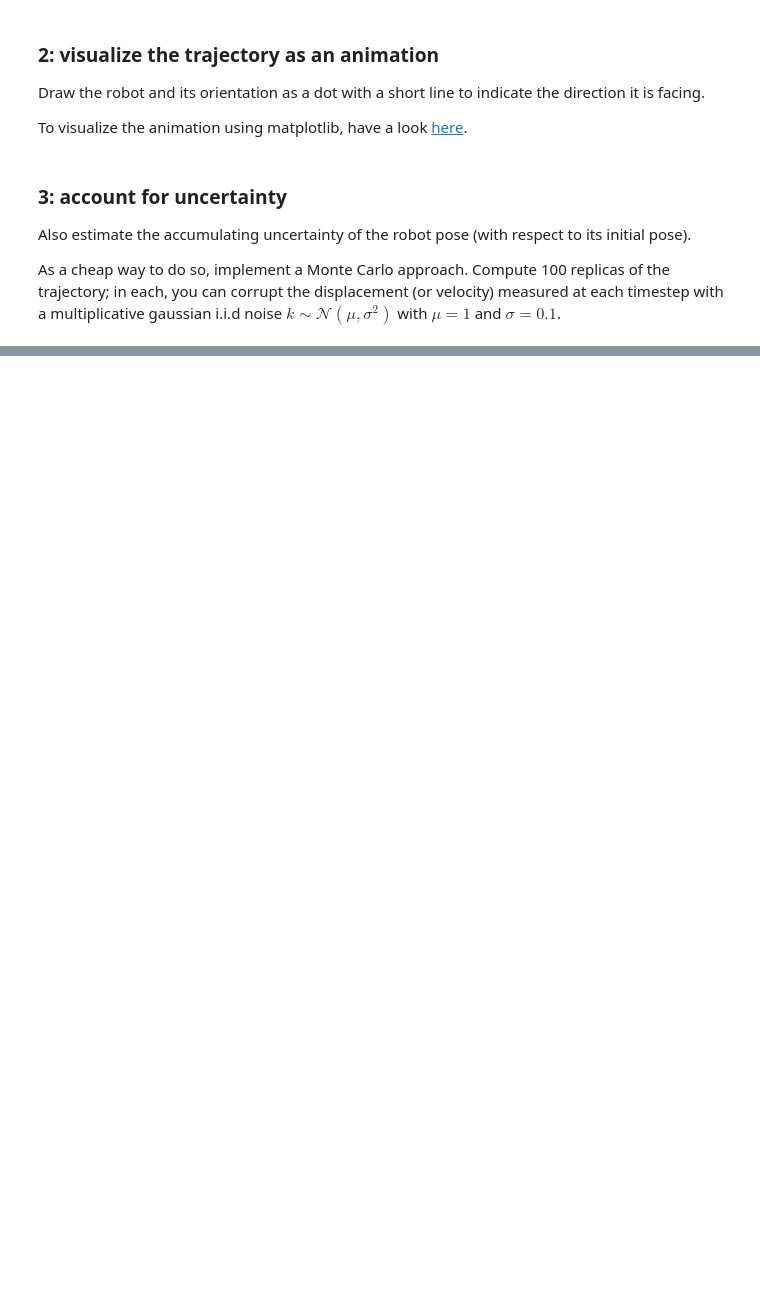
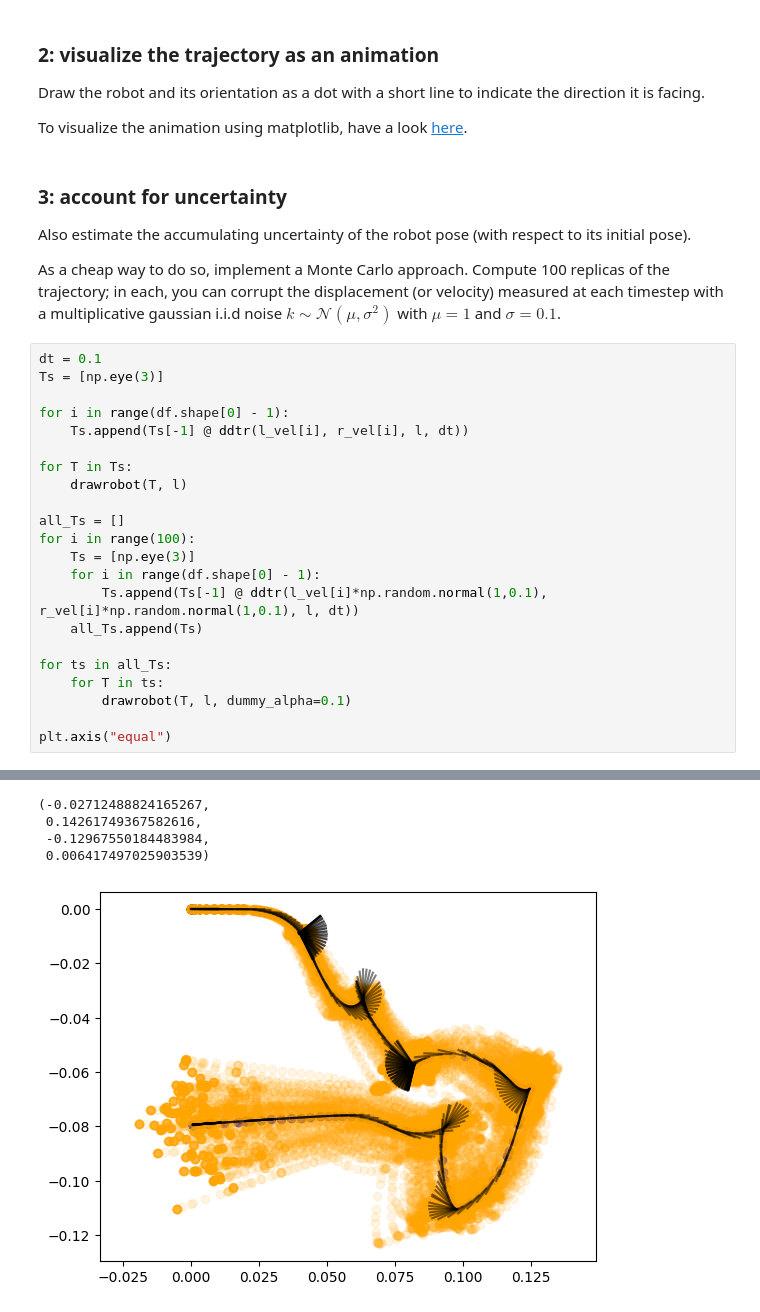
Before and after one commit to FabianGobet/USI-projects, a Jupyter notebook: Robotics/assignment 2/odometry/odometry.ipynb, the cells around one changed output, grey strips where cells are left out. Drawn from its saved outputs; the diff is of its cells as text; blank space fills up the shorter version.

```diff
--- a/Robotics/assignment 2/odometry/odometry.ipynb
+++ b/Robotics/assignment 2/odometry/odometry.ipynb
@@ -78,3 +166,26 @@ To visualize the animation using matplotlib, have a look [here](https://matplotl
 Also estimate the accumulating uncertainty of the robot pose (with respect to its initial pose).
 
 As a cheap way to do so, implement a Monte Carlo approach.  Compute 100 replicas of the trajectory; in each, you can corrupt the displacement (or velocity) measured at each timestep with a multiplicative gaussian i.i.d noise $k \sim \mathcal{N}(\mu, \sigma^2)$ with $\mu = 1$ and $\sigma = 0.1$.
+# %%
+dt = 0.1
+Ts = [np.eye(3)]
+
+for i in range(df.shape[0] - 1):
+    Ts.append(Ts[-1] @ ddtr(l_vel[i], r_vel[i], l, dt))
+
+for T in Ts:
+    drawrobot(T, l)
+
+all_Ts = []
+for i in range(100):
+    Ts = [np.eye(3)]
+    for i in range(df.shape[0] - 1):
+        Ts.append(Ts[-1] @ ddtr(l_vel[i]*np.random.normal(1,0.1), r_vel[i]*np.random.normal(1,0.1), l, dt))
+    all_Ts.append(Ts)
+
+for ts in all_Ts:
+    for T in ts:
+        drawrobot(T, l, dummy_alpha=0.1)
+
+plt.axis("equal")
+# %% [output]
@@ -80,0 +209,5 @@ As a cheap way to do so, implement a Monte Carlo approach.  Compute 100 replicas
+(-0.02712488824165267,
+ 0.14261749367582616,
+ -0.12967550184483984,
+ 0.006417497025903539)
+[figure, added]
```
Also changed, not shown: parts of 9 cells of this notebook, 4 other files.
